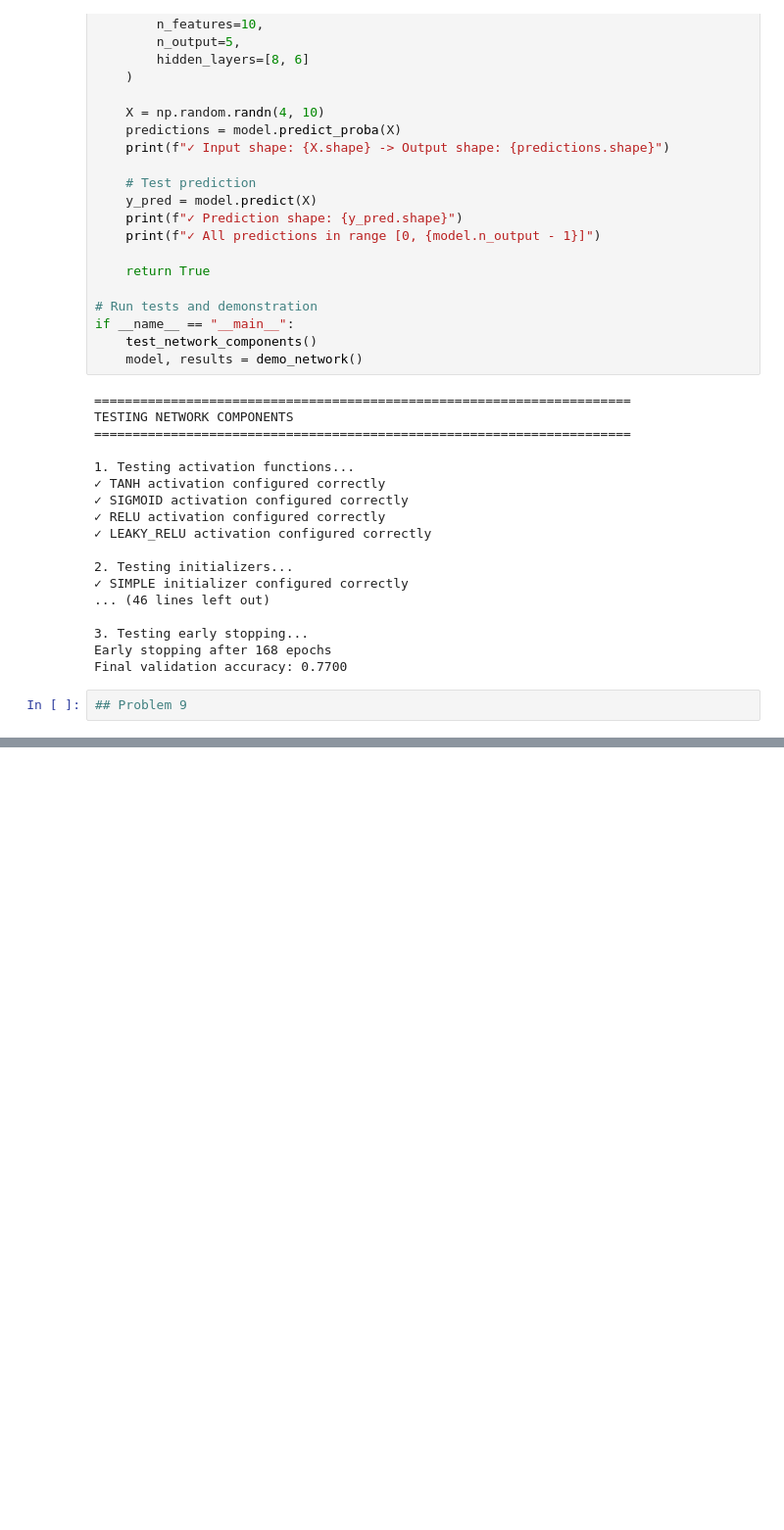
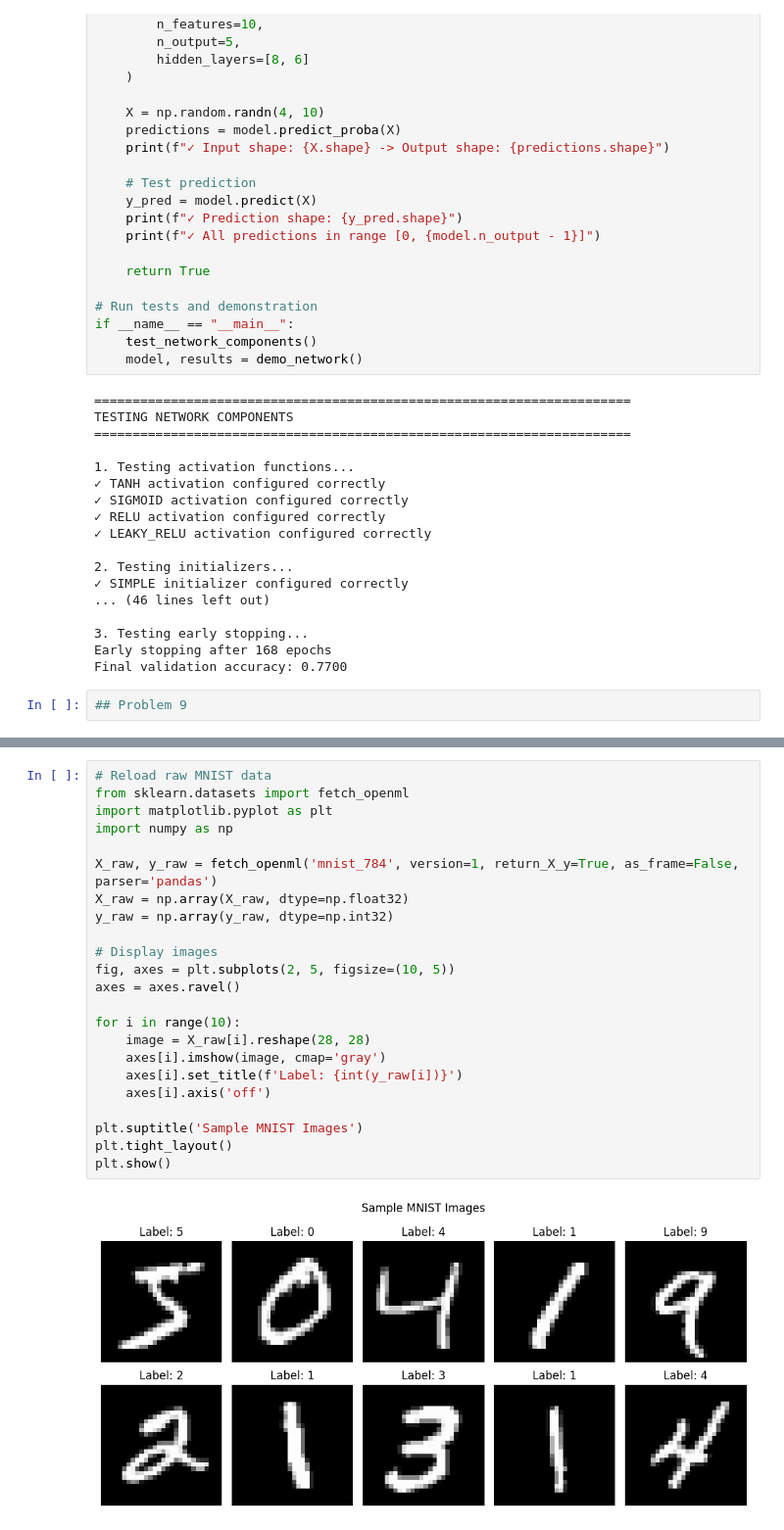
Before and after one commit to Fatou-Kine3/github_task, a Jupyter notebook: Deep_neural_network.ipynb, the cells around one changed output, grey strips where cells are left out. Shown at 98% size. Cells and saved outputs as stored; diff of their text form; blank space fills up the shorter version.

```diff
--- a/Deep_neural_network.ipynb
+++ b/Deep_neural_network.ipynb
@@ -3960,3 +3960,28 @@ Recommended configuration for MNIST:
   - Initializer: He
   - Optimizer: RMSprop (learning rate: 0.001)
   - Expected validation accuracy: ~0.97-0.98
+# %%
+# Reload raw MNIST data
+from sklearn.datasets import fetch_openml
+import matplotlib.pyplot as plt
+import numpy as np
+
+X_raw, y_raw = fetch_openml('mnist_784', version=1, return_X_y=True, as_frame=False, parser='pandas')
+X_raw = np.array(X_raw, dtype=np.float32)
+y_raw = np.array(y_raw, dtype=np.int32)
+
+# Display images
+fig, axes = plt.subplots(2, 5, figsize=(10, 5))
+axes = axes.ravel()
+
+for i in range(10):
+    image = X_raw[i].reshape(28, 28)
+    axes[i].imshow(image, cmap='gray')
+    axes[i].set_title(f'Label: {int(y_raw[i])}')
+    axes[i].axis('off')
+
+plt.suptitle('Sample MNIST Images')
+plt.tight_layout()
+plt.show()
+# %% [output]
+[figure, added]
```
Also changed, not shown: parts of 6 cells of this notebook.
